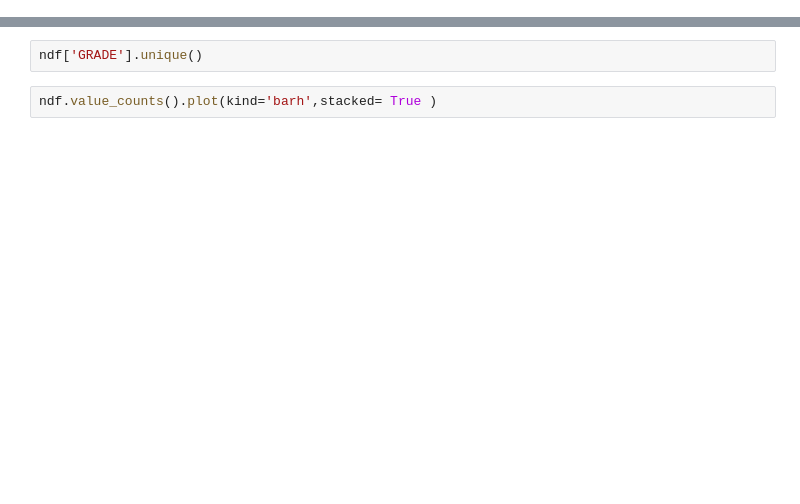
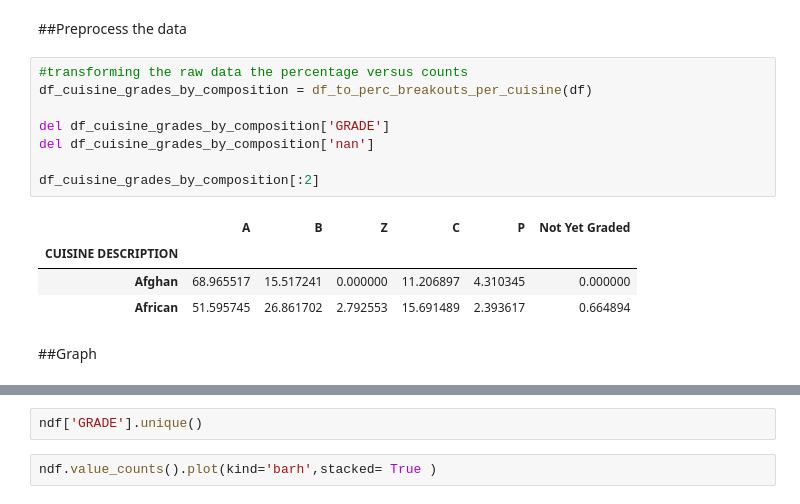
Before and after one commit to asharma567/NYC_Restaurant_Data_Analysis, a Jupyter notebook: NYC_Restaurant_Analysis.ipynb, the cells around one changed output, grey strips where cells are left out. Drawn from its saved outputs; the diff is of its cells as text; blank space fills up the shorter version.

```diff
--- a/NYC_Restaurant_Analysis.ipynb
+++ b/NYC_Restaurant_Analysis.ipynb
@@ -419,0 +131,17 @@ s
+# %% [markdown]
+##Preprocess the data
+# %%
+#transforming the raw data the percentage versus counts
+df_cuisine_grades_by_composition = df_to_perc_breakouts_per_cuisine(df)
+
+del df_cuisine_grades_by_composition['GRADE']
+del df_cuisine_grades_by_composition['nan']
+
+df_cuisine_grades_by_composition[:2]
+# %% [output]
+|  | A | B | Z | C | P | Not Yet Graded |
+| CUISINE DESCRIPTION |  |  |  |  |  |  |
+| Afghan | 68.965517 | 15.517241 | 0.000000 | 11.206897 | 4.310345 | 0.000000 |
+| African | 51.595745 | 26.861702 | 2.792553 | 15.691489 | 2.393617 | 0.664894 |
+# %% [markdown]
+##Graph
```
Also changed, not shown: parts of 36 cells of this notebook.
